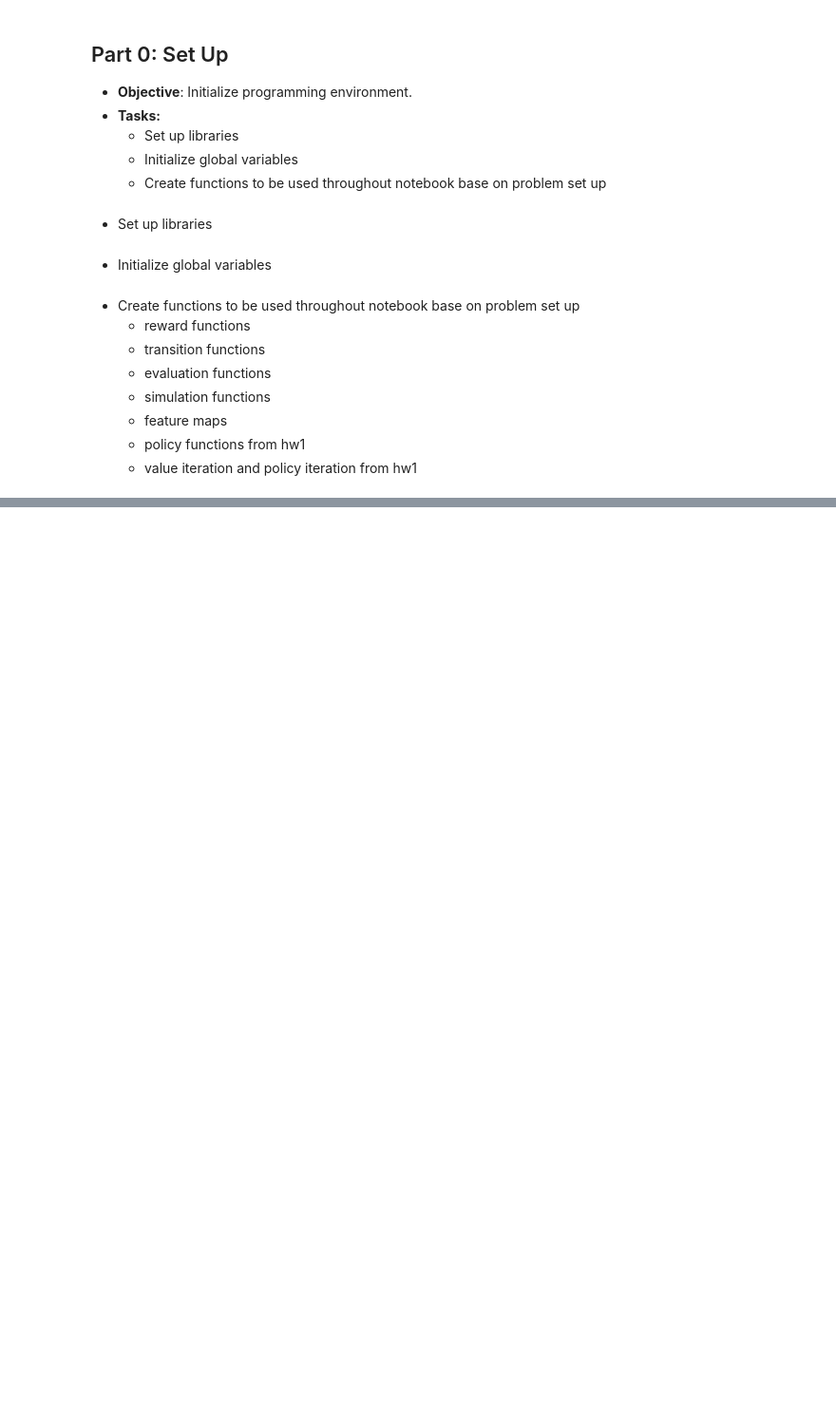
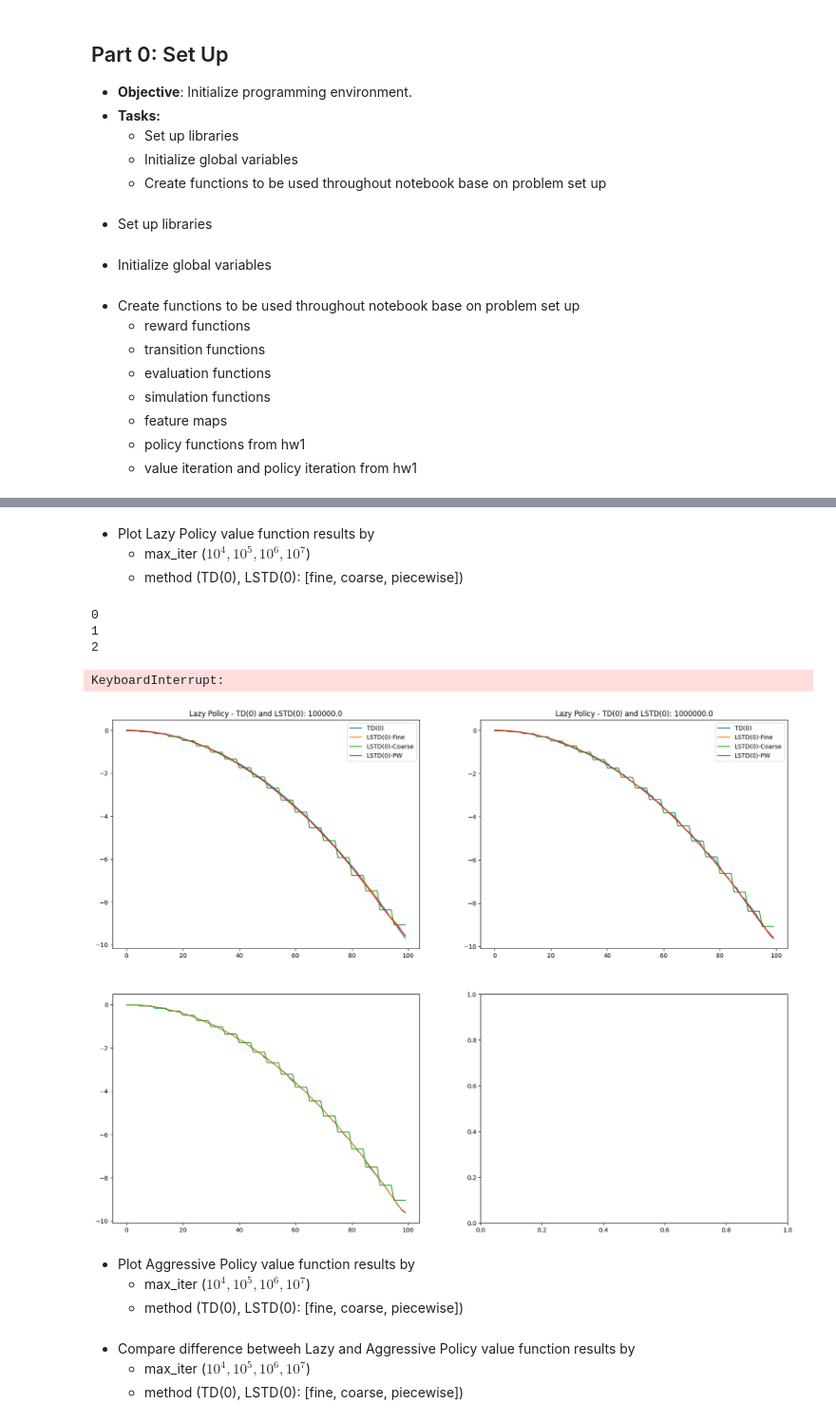
Before and after one commit to claricemottet/RL_HW, a Jupyter notebook: RL_HW2_MottetC.ipynb, the cells around one changed output, grey strips where cells are left out. Shown at 95% size. Drawn from its saved outputs; the diff is of its cells as text; code cells hidden in the pictures; blank space fills up the shorter version.

```diff
--- a/RL_HW2_MottetC.ipynb
+++ b/RL_HW2_MottetC.ipynb
@@ -391,0 +378,56 @@ min state: 0
+# %%
+combs = [(policy_lazy(), fine_feature_map, 'Lazy','Fine'), (policy_aggr(), fine_feature_map, 'Aggr','Fine'),
+         (policy_lazy(), coarse_feature_map, 'Lazy','Coarse'), (policy_aggr(), coarse_feature_map, 'Aggr','Coarse'),
+         (policy_lazy(), piecewise_feature_map, 'Lazy','PW'), (policy_aggr(), piecewise_feature_map, 'Aggr','PW')]
+
+dict_track = {}
+for val in MAX_ITER_LIST:
+    dict_track[val] = {}
+
+dict_track[10] = {}
+dict_track[100] = {}
+dict_policy = {}
+dict_policy[10] = {}
+dict_policy[100] = {}
+# %% [markdown]
+- Plot Lazy Policy value function results by
+    - max_iter ($10^4, 10^5, 10^6, 10^7$)
+    - method (TD(0), LSTD(0): [fine, coarse, piecewise])
+# %%
+#Lazy Policy
+
+policy = 'Lazy'
+pi = policy_lazy()
+
+fig, axes = plt.subplots(2, 2, figsize=(20, 15))
+axes = axes.flatten()
+
+for i, ax in enumerate(axes):
+    print(i)
+
+    V_, track_x_t = td_zero(99, pi, MAX_ITER_LIST[i])
+    name = ('TD(0)', policy)
+    dict_track[MAX_ITER_LIST[i]][name] = V_
+    ax.plot(V_, label = 'TD(0)')
+
+    for comb in combs:
+        if comb[2] == policy:
+            V_, track_x_t = lstd_zero(99, pi, comb[1], MAX_ITER_LIST[i])
+            name = ('LSTD(0)', policy, comb[3])
+            dict_track[MAX_ITER_LIST[i]][name] = V_
+            ax.plot(V_, label = f'LSTD(0)-{comb[3]}')
+
+    ax.title.set_text(f'{policy} Policy - TD(0) and LSTD(0): {MAX_ITER_LIST_STR[i]}')
+    ax.legend()
+
+plt.show()
+# %% [output]
+0
+1
+2
+KeyboardInterrupt:
+[figure, added]
+# %% [markdown]
+- Plot Aggressive Policy value function results by
+    - max_iter ($10^4, 10^5, 10^6, 10^7$)
+    - method (TD(0), LSTD(0): [fine, coarse, piecewise])
@@ -391,0 +462,4 @@ min state: 0
+# %% [markdown]
+- Compare difference betweeh Lazy and Aggressive Policy value function results by
+    - max_iter ($10^4, 10^5, 10^6, 10^7$)
+    - method (TD(0), LSTD(0): [fine, coarse, piecewise])
```
Also changed, not shown: parts of 27 cells of this notebook.
